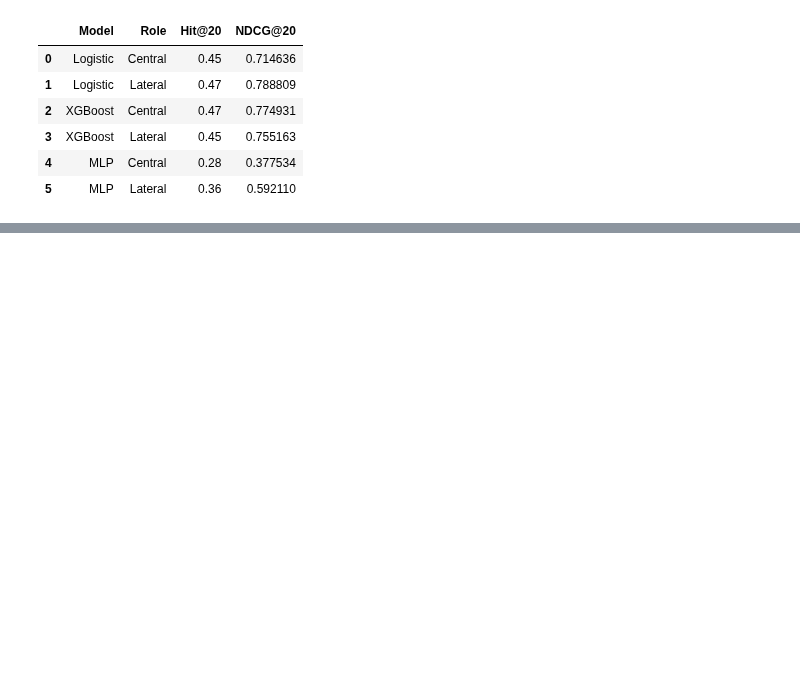
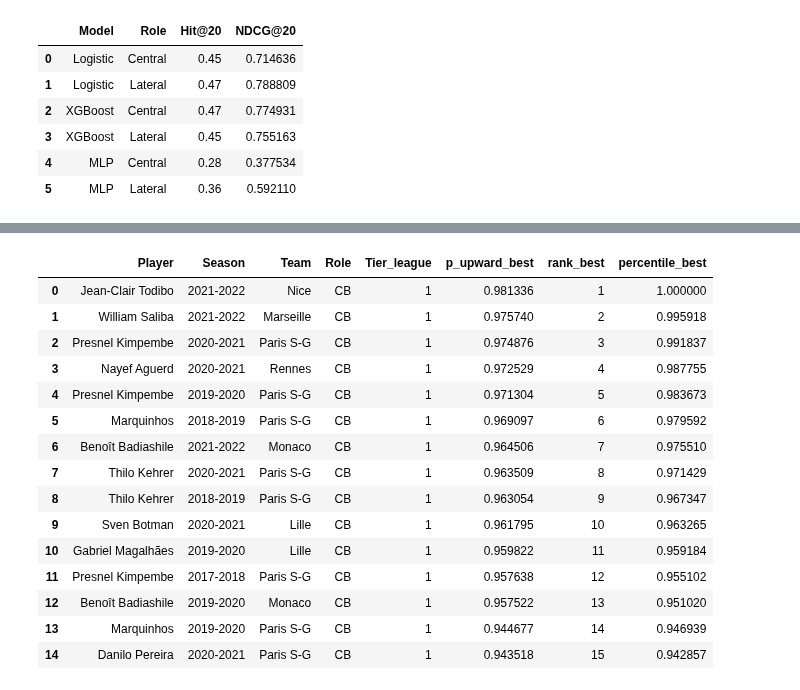
Before and after one commit to Jsavaia/Football_scouting_algorithm, a Jupyter notebook: Defenders.ipynb, the cells around one changed output, grey strips where cells are left out. Cells and saved outputs as stored; diff of their text form; code cells hidden in the pictures; blank space fills up the shorter version.

```diff
--- a/Defenders.ipynb
+++ b/Defenders.ipynb
@@ -1318,0 +1341,4 @@ ranking_df
+# %%
+RANDOM_STATE = 42
+N_SPLITS = 5
+K_RANK = 20
@@ -1318,0 +1680,56 @@ ranking_df
+# %%
+# =========================
+# Create final scouting tables
+# =========================
+
+def make_shortlists(df_ranked, model_tag="best", top_k_list=(20, 50)):
+    out = {}
+    for k in top_k_list:
+        out[k] = df_ranked.head(k).copy()
+    return out
+
+# Full ranked tables (best)
+central_ranked_best = central_scout_best.copy()
+lateral_ranked_best = lateral_scout_best.copy()
+
+# Shortlists (best)
+central_shortlists_best = make_shortlists(central_ranked_best, model_tag="best", top_k_list=(20, 50))
+lateral_shortlists_best = make_shortlists(lateral_ranked_best, model_tag="best", top_k_list=(20, 50))
+
+# Merge best and mlp probabilities side by side (same dataset so same rows)
+central_ranked_combined = central_scout_best.merge(
+    central_scout_mlp[ID_COLS + ["p_upward_mlp", "rank_mlp", "percentile_mlp"]],
+    on=ID_COLS,
+    how="left"
+)
+
+lateral_ranked_combined = lateral_scout_best.merge(
+    lateral_scout_mlp[ID_COLS + ["p_upward_mlp", "rank_mlp", "percentile_mlp"]],
+    on=ID_COLS,
+    how="left"
+)
+
+# Save CSVs
+central_ranked_best.to_csv("scouting_central_ranked_best.csv", index=False)
+lateral_ranked_best.to_csv("scouting_lateral_ranked_best.csv", index=False)
+
+central_ranked_combined.to_csv("scouting_central_ranked_best_plus_mlp.csv", index=False)
+lateral_ranked_combined.to_csv("scouting_lateral_ranked_best_plus_mlp.csv", index=False)
+
+central_shortlists_best[20].to_csv("scouting_central_top20_best.csv", index=False)
+central_shortlists_best[50].to_csv("scouting_central_top50_best.csv", index=False)
+
+lateral_shortlists_best[20].to_csv("scouting_lateral_top20_best.csv", index=False)
+lateral_shortlists_best[50].to_csv("scouting_lateral_top50_best.csv", index=False)
+
+print("Saved scouting tables:")
+print("scouting_central_ranked_best.csv")
+print("scouting_lateral_ranked_best.csv")
+print("scouting_central_ranked_best_plus_mlp.csv")
+print("scouting_lateral_ranked_best_plus_mlp.csv")
+print("scouting_central_top20_best.csv, scouting_central_top50_best.csv")
+print("scouting_lateral_top20_best.csv, scouting_lateral_top50_best.csv")
+
+
+central_ranked_best.head(15)
+# %% [output]
@@ -1318,0 +1743,16 @@ ranking_df
+|  | Player | Season | Team | Role | Tier_league | p_upward_best | rank_best | percentile_best |
+| 0 | Jean-Clair Todibo | 2021-2022 | Nice | CB | 1 | 0.981336 | 1 | 1.000000 |
+| 1 | William Saliba | 2021-2022 | Marseille | CB | 1 | 0.975740 | 2 | 0.995918 |
+| 2 | Presnel Kimpembe | 2020-2021 | Paris S-G | CB | 1 | 0.974876 | 3 | 0.991837 |
+| 3 | Nayef Aguerd | 2020-2021 | Rennes | CB | 1 | 0.972529 | 4 | 0.987755 |
+| 4 | Presnel Kimpembe | 2019-2020 | Paris S-G | CB | 1 | 0.971304 | 5 | 0.983673 |
+| 5 | Marquinhos | 2018-2019 | Paris S-G | CB | 1 | 0.969097 | 6 | 0.979592 |
+| 6 | Benoît Badiashile | 2021-2022 | Monaco | CB | 1 | 0.964506 | 7 | 0.975510 |
+| 7 | Thilo Kehrer | 2020-2021 | Paris S-G | CB | 1 | 0.963509 | 8 | 0.971429 |
+| 8 | Thilo Kehrer | 2018-2019 | Paris S-G | CB | 1 | 0.963054 | 9 | 0.967347 |
+| 9 | Sven Botman | 2020-2021 | Lille | CB | 1 | 0.961795 | 10 | 0.963265 |
+| 10 | Gabriel Magalhães | 2019-2020 | Lille | CB | 1 | 0.959822 | 11 | 0.959184 |
+| 11 | Presnel Kimpembe | 2017-2018 | Paris S-G | CB | 1 | 0.957638 | 12 | 0.955102 |
+| 12 | Benoît Badiashile | 2019-2020 | Monaco | CB | 1 | 0.957522 | 13 | 0.951020 |
+| 13 | Marquinhos | 2019-2020 | Paris S-G | CB | 1 | 0.944677 | 14 | 0.946939 |
+| 14 | Danilo Pereira | 2020-2021 | Paris S-G | CB | 1 | 0.943518 | 15 | 0.942857 |
```
Also changed, not shown: parts of 21 cells of this notebook.
